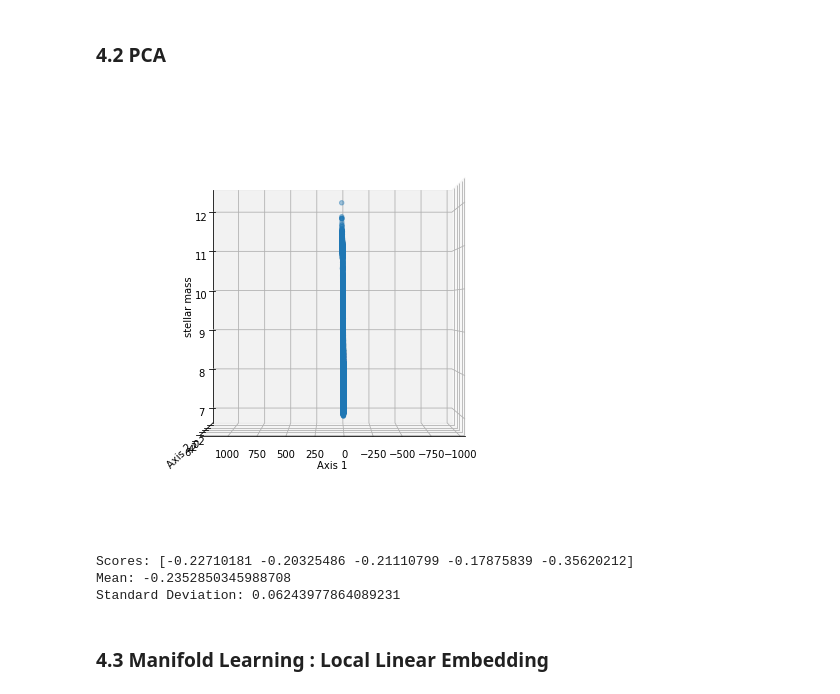
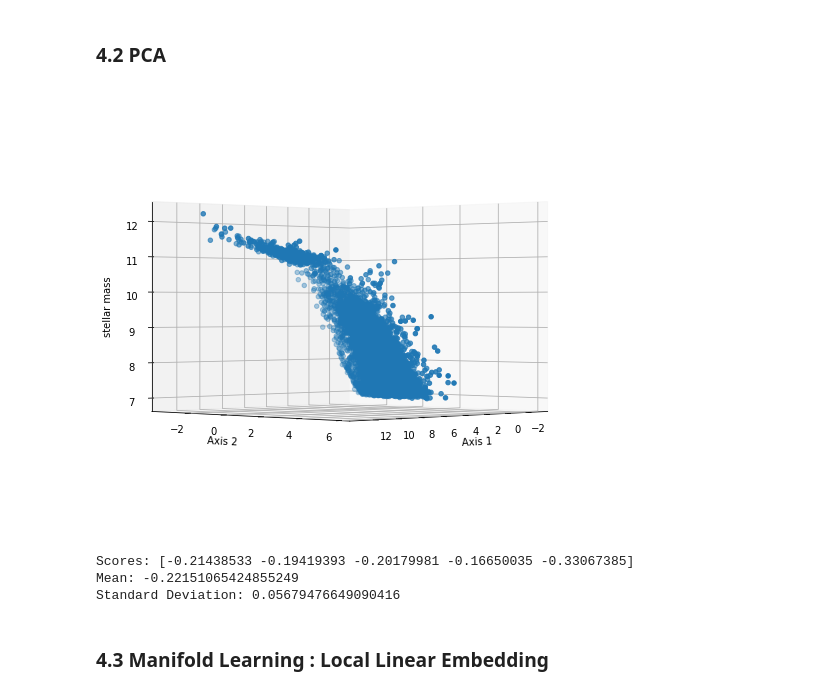
Before and after one commit to khoirulmuzakka/Galaxy_DarkMatterHalo_ML, a Jupyter notebook: galaxy_dark_matter_halo.ipynb, the cells around one changed output. Saved outputs shown, nothing was run; the diff lists cells and outputs as text; code cells hidden in the pictures.

```diff
--- a/galaxy_dark_matter_halo.ipynb
+++ b/galaxy_dark_matter_halo.ipynb
@@ -32,7 +51,10 @@ pd.options.display.max_rows
 # %%
 #Reading dataset, Slicing, splitting, and scaling
-data_1 = pd.read_hdf("galaxies.Z00.h5").iloc[:,0:9].iloc[:20000, :]
-data_1.head()
+fileHDF5 =  hdf.File("/home/muzakka/Documents/PF/galaxy_halo_cat/galaxies.Z00.h5")
+fileHDF5 =  pd.DataFrame(fileHDF5['Galaxies'][:])
+#display(fileHDF5)
+data_1 =fileHDF5.iloc[:,0:9].iloc[:2000, :]
+data_1
 # %% [output]
 |  | Halo_mass | Halo_growth_rate | Halo_mass_peak | Scale_peak_mass | Scale_half_mass | Halo_radius | ... |
 | 0 | 11.291506 | 0.000000 | 11.933064 | 0.52 | 0.26 | 0.153729 | ... |
@@ -71,10 +100,13 @@ Name: Stellar_mass, dtype: float64
 # %% [markdown]
 ### 1.4 Preprocessing Pipeline
 # %%
-from sklearn.preprocessing import Imputer, MinMaxScaler, StandardScaler
-from sklearn.cross_validation import train_test_split
+from sklearn.preprocessing import  MinMaxScaler, StandardScaler
+from sklearn.model_selection import train_test_split
 from sklearn.base import BaseEstimator, TransformerMixin
 from sklearn.pipeline import Pipeline, FeatureUnion
+from sklearn.impute import SimpleImputer
+
+
 
 #splitting feature and label
 dataset_1=data_1.copy()
@@ -99,12 +131,12 @@ st_feature= ["Halo_mass", "Halo_mass_peak", "Scale_half_mass"]
 
 #minmax scaling pipleline
 minmax_steps= [("mm_selector", FeatureSelector(minmax_feature)),
-               ("imputer", Imputer(strategy= "mean")), ("mm_scaler", MinMaxScaler())]
+               ("imputer", SimpleImputer(strategy= "mean")), ("mm_scaler", MinMaxScaler())]
 minmax_pipe= Pipeline(minmax_steps)
 
 #standard scaling pipeline
 st_steps =  [("st_selector", FeatureSelector(st_feature)),
-             ("imputer", Imputer(strategy= "mean")), ("st_scaler", StandardScaler())]
+             ("imputer", SimpleImputer(strategy= "mean")), ("st_scaler", StandardScaler())]
 st_pipe=Pipeline(st_steps)
 
 #combined pipeline to concateante output of the above two pipeline
@@ -383,19 +415,19 @@ X_PCA=prep_pca.fit_transform(X)
 # %%
 %matplotlib inline
 
 fig=plt.figure(figsize=[8,8])
 ax=plt.axes(projection='3d', )
 zline = y
 xline = X_PCA[:, 0]
 yline = X_PCA[:, 1]
 ax.scatter3D(xline, yline, zline)
 ax.set_xlabel("Axis 1")
 ax.set_ylabel("Axis 2")
 ax.set_zlabel("stellar mass")
 ax.set_xbound([-1000, 1200])
-ax.view_init(0,90)
+ax.view_init(0,45)
 # %% [output]
-[figure, old version]
+[figure, new version]
 # %%
 #pipeline for RF regression with PCA
 PCARF_steps=[("prep_pipe",FeatureUnion([("minmax", minmax_pipe), ("st", st_pipe)])),
@@ -405,9 +437,9 @@ RF_regressor_PCA=Pipeline(PCARF_steps)
 CV_score_PCA=cross_val_score(RF_regressor_PCA, X, y, cv=5, scoring="neg_mean_squared_error")
 display_scores(CV_score_PCA)
 # %% [output]
-Scores: [-0.22710181 -0.20325486 -0.21110799 -0.17875839 -0.35620212]
-Mean: -0.2352850345988708
-Standard Deviation: 0.06243977864089231
+Scores: [-0.21438533 -0.19419393 -0.20179981 -0.16650035 -0.33067385]
+Mean: -0.22151065424855249
+Standard Deviation: 0.05679476649090416
 # %% [markdown]
 ### 4.3 Manifold Learning : Local Linear Embedding
 # %%
```
Also changed, not shown: parts of 13 cells of this notebook.
